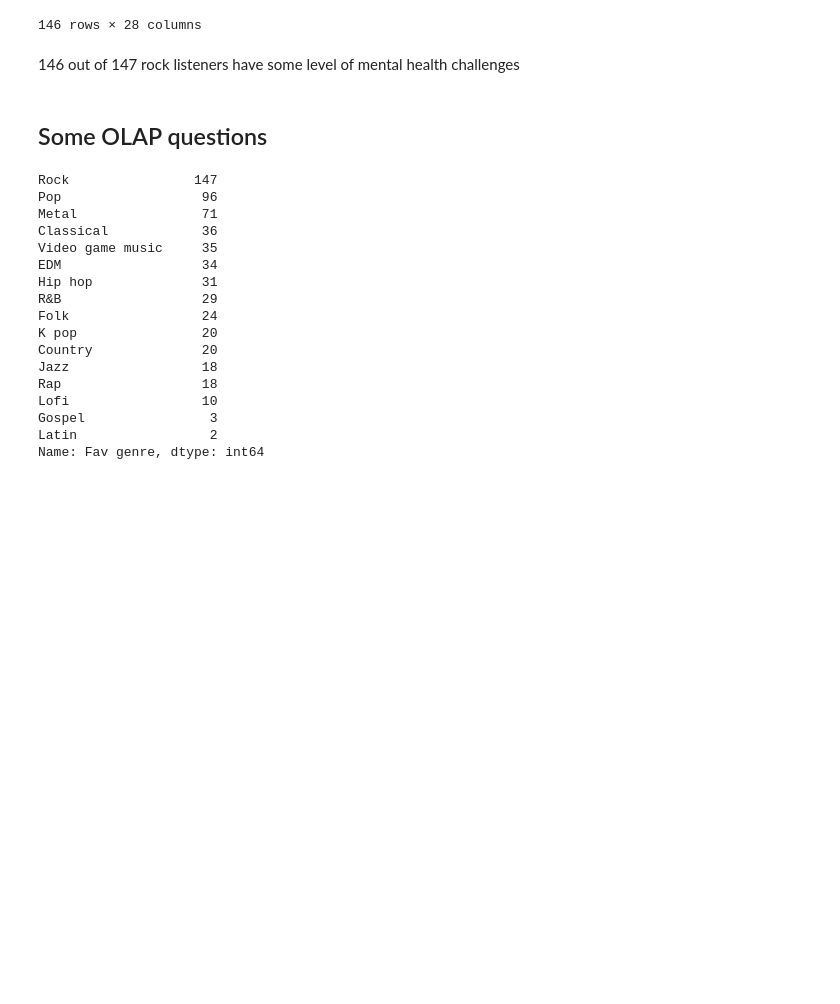
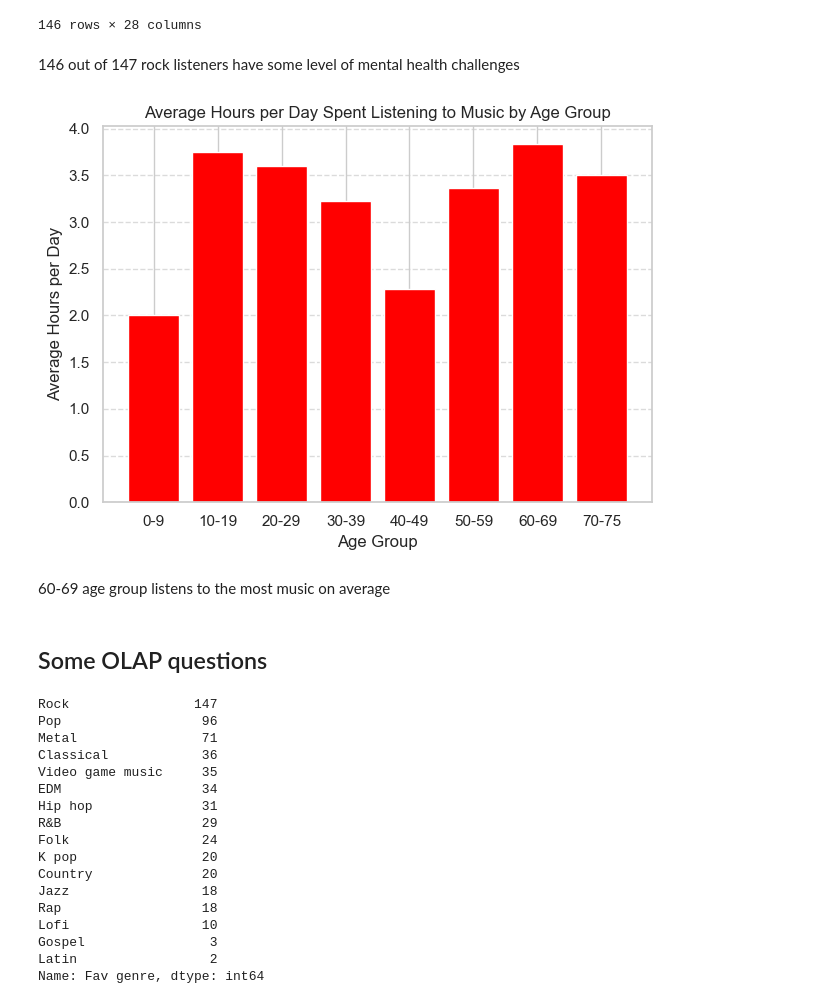
Before and after one commit to ElliceNels/B3EPIC, a Jupyter notebook: Data_Science_Workflow.ipynb, the cells around one changed output. Cells and saved outputs as stored; diff of their text form; code cells hidden in the pictures; blank space fills up the shorter version.

Commit message:
graphs

```diff
--- a/Data_Science_Workflow.ipynb
+++ b/Data_Science_Workflow.ipynb
@@ -359,6 +374,32 @@ cleanedDataset.loc[(cleanedDataset['Fav genre'] == 'Rock') & (cleanedDataset['Me
 146 rows × 28 columns
 # %% [markdown]
 146 out of 147 rock listeners have some level of mental health challenges
+# %%
+# Avoid changes to main dataset
+temp_dataset = cleanedDataset
+
+# Make bins and labels
+age_bins = [0, 10, 20, 30, 40, 50, 60, 70, 75]
+age_labels = ['0-9', '10-19', '20-29', '30-39', '40-49', '50-59', '60-69', '70-75']
+
+# Create age group column
+temp_dataset['Age Group'] = pd.cut(temp_dataset['Age'], bins=age_bins, labels=age_labels)
+
+# Calculate mean hours per day for each age group
+age_group_stats = temp_dataset.groupby('Age Group')['Hours per day'].mean().reset_index()
+
+
+plt.bar(age_group_stats['Age Group'], age_group_stats['Hours per day'], color='red')
+plt.xlabel('Age Group')
+plt.ylabel('Average Hours per Day')
+plt.title('Average Hours per Day Spent Listening to Music by Age Group')
+plt.grid(axis='y', linestyle='--', alpha=0.7)
+plt.tight_layout()
+plt.show()
+# %% [output]
+[figure, added]
+# %% [markdown]
+60-69 age group listens to the most music on average
 # %% [markdown]
 ## Some OLAP questions
 # %%
```
Also changed, not shown: parts of 5 cells of this notebook.
